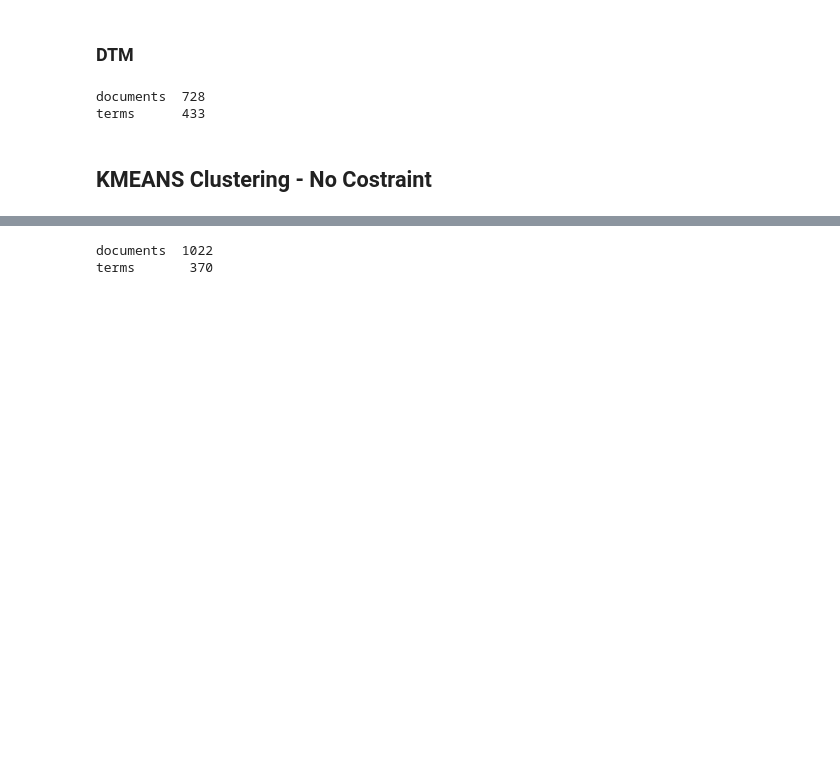
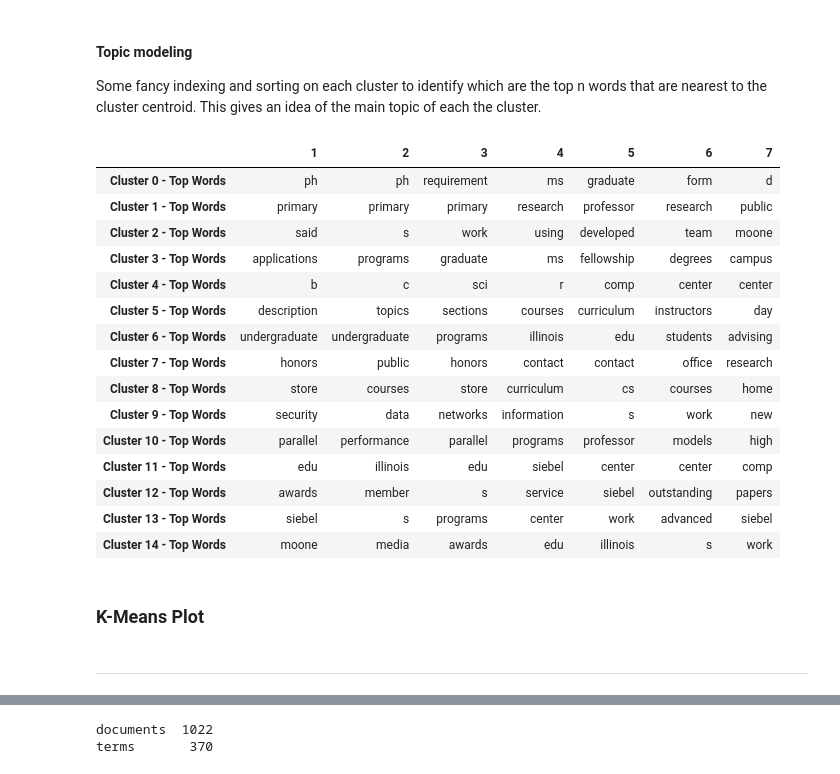
Before and after one commit to chrisPiemonte/url2vec, a Jupyter notebook: notebooks/document.ipynb, the cells around one changed output, grey strips where cells are left out. Saved outputs shown, nothing was run; the diff lists cells and outputs as text; code cells hidden in the pictures; blank space fills up the shorter version.

Commit message:
some order to notebooks

```diff
--- a/notebooks/document.ipynb
+++ b/notebooks/document.ipynb
@@ -59,0 +108,52 @@ tfidf_vectorizer = TfidfVectorizer(
+# %% [markdown]
+#### Topic modeling
+Some fancy indexing and sorting on each cluster to identify which are the top n words that are nearest to the cluster centroid. This gives an idea of the main topic of each the cluster.
+# %%
+# map -> {code: token_list}
+tokens_nc_map = to_tokens_map(codecontent_map_nc)
+# map -> {code: stem_list}
+stems_nc_map = to_stems_map(codecontent_map_nc)
+
+# total vocabulary, list of tokens
+totalvocab_nc_stemmed = [stem for key in codecontent_map_nc for stem in stems_nc_map[key]]
+# total vocabulary, list of stems
+totalvocab_nc_tokenized = [stem for key in codecontent_map_nc for stem in tokens_nc_map[key]]
+
+vocab_nc_frame = pd.DataFrame({'words': totalvocab_nc_tokenized}, index = totalvocab_nc_stemmed)
+terms_nc = tfidf_vectorizer.get_feature_names()
+
+# sort cluster centers by proximity to centroid
+order_centroids_nc = kmeans.cluster_centers_.argsort()[:,::-1]
+
+num_clusters_nc = len(set(kmeans_labels_nc))
+words_matrix_nc = [None] * num_clusters_nc
+top_n = 7
+
+for i in range(num_clusters_nc):
+    cluster_chart = [vocab_nc_frame.ix[terms_nc[ind].split(' ')].values.tolist()[0][0] for ind in order_centroids_nc[i,:top_n]]
+    words_matrix_nc[i] = cluster_chart
+
+pd.DataFrame(
+    words_matrix_nc,
+    index = ["Cluster " + str(i) + " - Top Words" for i in range(num_clusters_nc)],
+    columns = list(range(1, top_n+1))
+)
+# %% [output]
+|  | 1 | 2 | 3 | 4 | 5 | 6 | 7 |
+| Cluster 0 - Top Words | ph | ph | requirement | ms | graduate | form | d |
+| Cluster 1 - Top Words | primary | primary | primary | research | professor | research | public |
+| Cluster 2 - Top Words | said | s | work | using | developed | team | moone |
+| Cluster 3 - Top Words | applications | programs | graduate | ms | fellowship | degrees | campus |
+| Cluster 4 - Top Words | b | c | sci | r | comp | center | center |
+| Cluster 5 - Top Words | description | topics | sections | courses | curriculum | instructors | day |
+| Cluster 6 - Top Words | undergraduate | undergraduate | programs | illinois | edu | students | advising |
+| Cluster 7 - Top Words | honors | public | honors | contact | contact | office | research |
+| Cluster 8 - Top Words | store | courses | store | curriculum | cs | courses | home |
+| Cluster 9 - Top Words | security | data | networks | information | s | work | new |
+| Cluster 10 - Top Words | parallel | performance | parallel | programs | professor | models | high |
+| Cluster 11 - Top Words | edu | illinois | edu | siebel | center | center | comp |
+| Cluster 12 - Top Words | awards | member | s | service | siebel | outstanding | papers |
+| Cluster 13 - Top Words | siebel | s | programs | center | work | advanced | siebel |
+| Cluster 14 - Top Words | moone | media | awards | edu | illinois | s | work |
+# %% [markdown]
+### K-Means Plot
@@ -60,14 +169,2 @@ tfidf_vectorizer = TfidfVectorizer(
 # %% [markdown]
-### DTM
+---
-# %%
-tfidf_matrix_nc = tfidf_vectorizer.fit_transform(documents_nc)
-# can be used to generate a measure of similarity between each document and the other documents in the corpus
-dist_nc = 1 - cosine_similarity(tfidf_matrix_nc)
-
-print(pd.DataFrame({"documents":tfidf_matrix_nc.shape[0], "terms":tfidf_matrix_nc.shape[1]}, index=[""]).T)
-print("\n\n")
-# %% [output]
-documents  728
-terms      433
-# %% [markdown]
-## KMEANS Clustering - No Costraint
```
Also changed, not shown: parts of 33 cells of this notebook, 2 other files.
